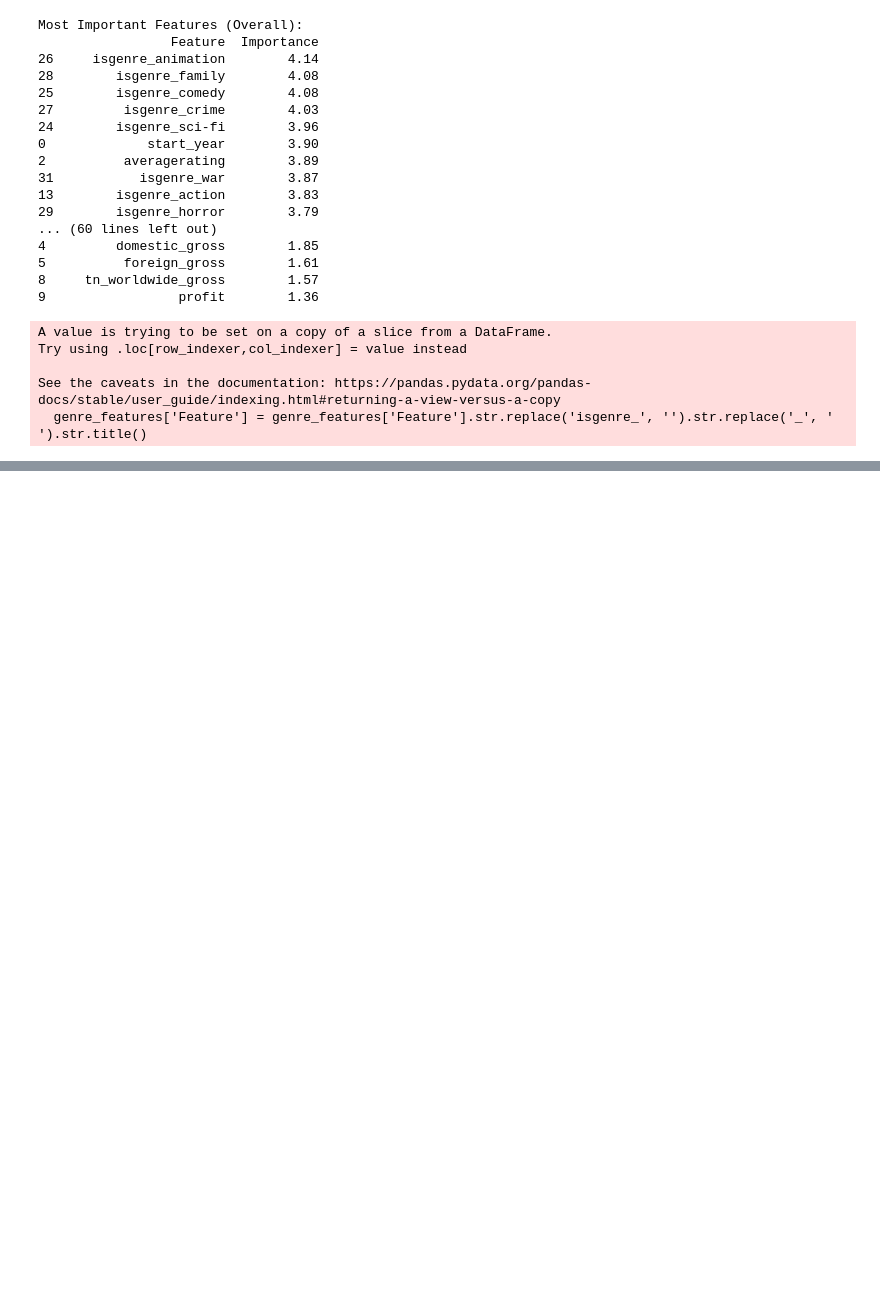
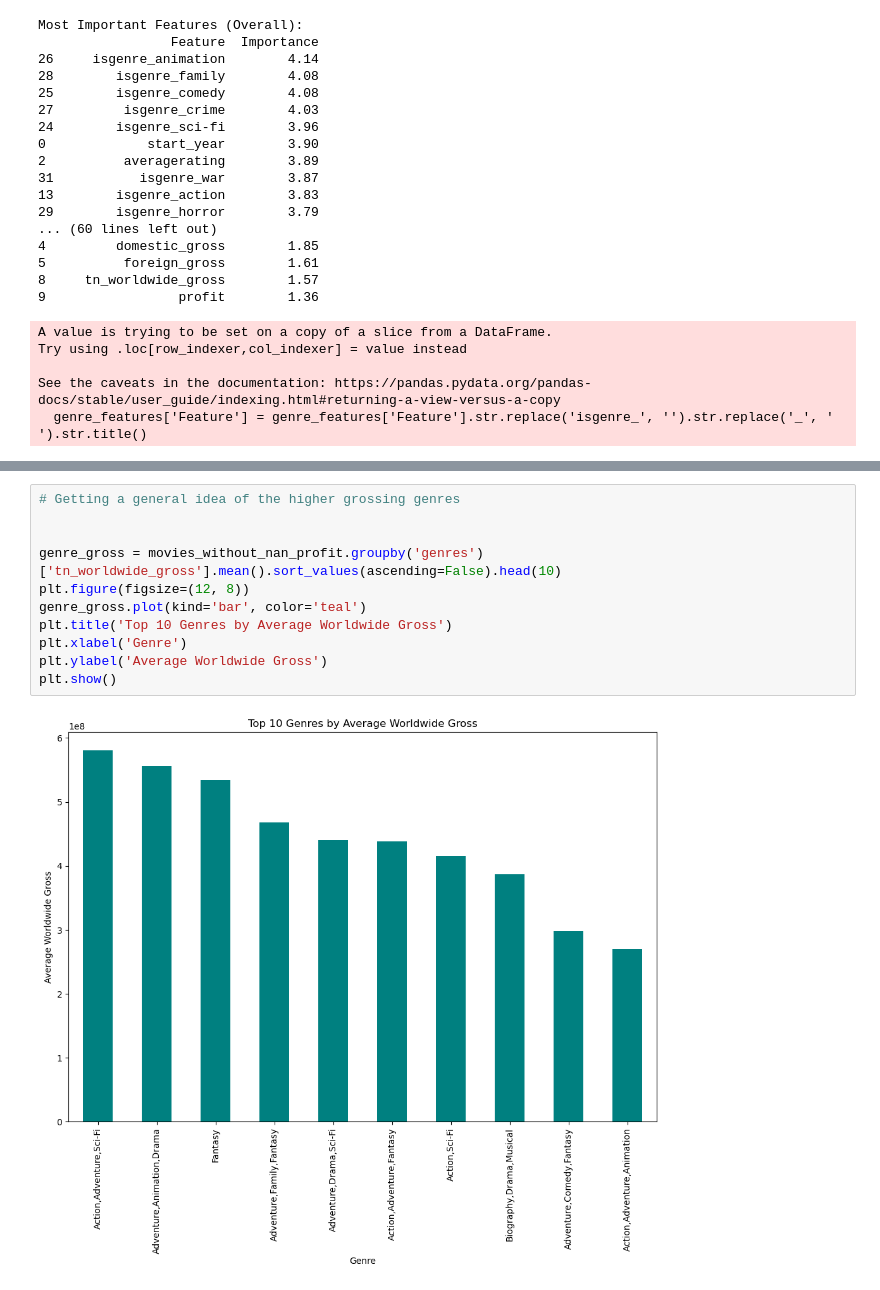
Before and after one commit to minerva-ds/dsc-movies-analysis, a Jupyter notebook: scrapnotebooks/unused_plots.ipynb, the cells around one changed output, grey strips where cells are left out. Saved outputs shown, nothing was run; the diff lists cells and outputs as text; blank space fills up the shorter version.

```diff
--- a/scrapnotebooks/unused_plots.ipynb
+++ b/scrapnotebooks/unused_plots.ipynb
@@ -432,0 +446,13 @@ See the caveats in the documentation: https://pandas.pydata.org/pandas-docs/stab
+# %%
+# Getting a general idea of the higher grossing genres
+
+
+genre_gross = movies_without_nan_profit.groupby('genres')['tn_worldwide_gross'].mean().sort_values(ascending=False).head(10)
+plt.figure(figsize=(12, 8))
+genre_gross.plot(kind='bar', color='teal')
+plt.title('Top 10 Genres by Average Worldwide Gross')
+plt.xlabel('Genre')
+plt.ylabel('Average Worldwide Gross')
+plt.show()
+# %% [output]
+[figure, added]
```
Also changed, not shown: parts of 1 cell of this notebook, 5 other files.
